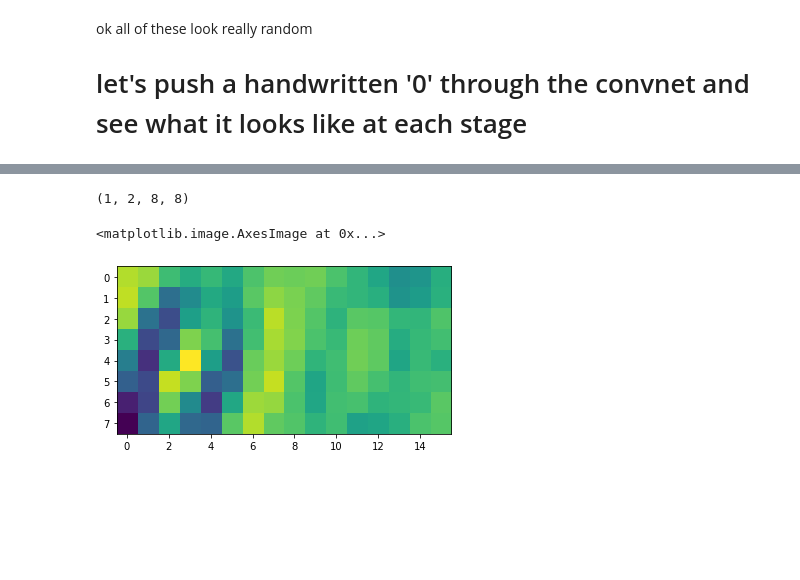
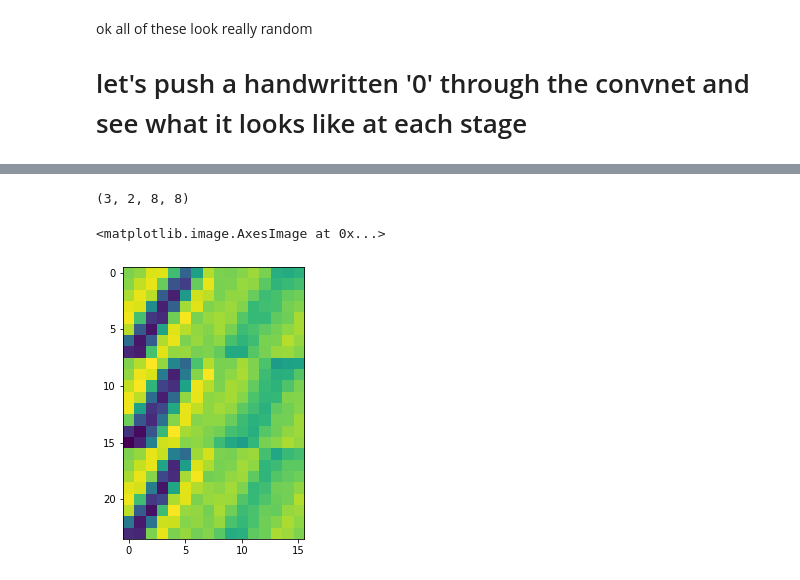
Before and after one commit to seangao14/mnist-cnn-visualizer, a Jupyter notebook: playground.ipynb, the cells around one changed output, grey strips where cells are left out. Saved outputs shown, nothing was run; the diff lists cells and outputs as text; code cells hidden in the pictures; blank space fills up the shorter version.

```diff
--- a/playground.ipynb
+++ b/playground.ipynb
@@ -75,7 +75,9 @@ X_test = np.load('data/X_train.npy', allow_pickle=True)
 y_test = np.load('data/y_train.npy', allow_pickle=True)
 X_test = torch.tensor(X_test).view(-1, 1, 28, 28).float()
 # %%
-# find some 0s
-zero_loc = np.where(y_test == 0)
+NUM = 1
+NUM_NUMS = 3
 
-zero_loc
+# find some numss
+num_loc = np.where(y_test == NUM)[0]
+num_loc
@@ -95,9 +101,13 @@ wow! it's super confident it's a 0!!
 # visualizing the digit after the c1 layer:
 # %%
-x_c1 = model.c1(zero)
+x_c1 = model.c1(nums)
 c1 = x_c1.detach().numpy()
 print(c1.shape)
-c1 = c1.reshape((2,24,24))
-c1_cat = np.concatenate((c1[:]), axis=1)
-plt.imshow(c1_cat)
+c1 = c1.reshape((-1,2,24,24))
+c1_cat = []
+for i in range(c1.shape[0]):
+    c1_cat.append(np.concatenate((c1[i][:]), axis=1))
+c1_img = np.concatenate((c1_cat[:]))
+plt.figure(figsize=(5,5))
+plt.imshow(c1_img)
 # %% [output]
@@ -109,7 +121,11 @@ plt.imshow(c1_cat)
 x_mp1 = F.max_pool2d(F.relu(x_c1), (2,2))
 mp1 = x_mp1.detach().numpy()
 print(mp1.shape)
-mp1 = mp1.reshape((2,12,12))
-mp1_cat = np.concatenate((mp1[:]), axis=1)
-plt.imshow(mp1_cat)
+mp1 = mp1.reshape((-1,2,12,12))
+mp1_cat = []
+for i in range(mp1.shape[0]):
+    mp1_cat.append(np.concatenate((mp1[i][:]), axis=1))
+mp1_img = np.concatenate((mp1_cat[:]))
+plt.figure(figsize=(5,5))
+plt.imshow(mp1_img)
 # %% [output]
@@ -119,11 +137,15 @@ plt.imshow(mp1_cat)
 # %%
-c2 = model.c2(x_mp1)
-c2 = c2.detach().numpy()
+x_c2 = model.c2(x_mp1)
+c2 = x_c2.detach().numpy()
 print(c2.shape)
-c2 = c2.reshape((2,8,8))
-c2_cat = np.concatenate((c2[:]), axis=1)
-plt.imshow(c2_cat)
+c2 = c2.reshape((-1,2,8,8))
+c2_cat = []
+for i in range(c2.shape[0]):
+    c2_cat.append(np.concatenate((c2[i][:]), axis=1))
+c2_img = np.concatenate((c2_cat[:]))
+plt.figure(figsize=(5,5))
+plt.imshow(c2_img)
 # %% [output]
-(1, 2, 8, 8)
+(3, 2, 8, 8)
 <matplotlib.image.AxesImage at 0x...>
-[figure, old version]
+[figure, new version]
```
Also changed, not shown: parts of 10 cells of this notebook.
